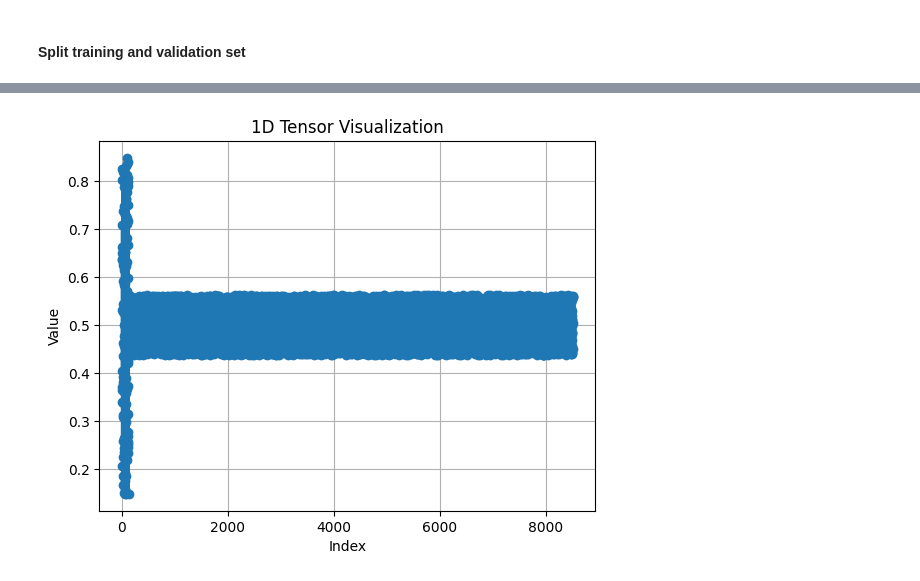
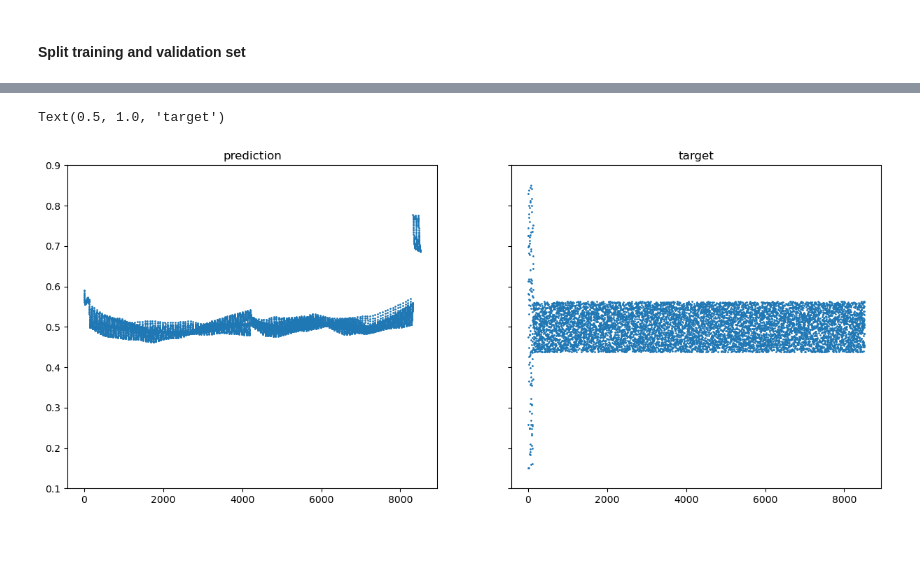
Before and after one commit to iuncus/CPPNsquared, a Jupyter notebook: CPPN_squared1.ipynb, the cells around one changed output, grey strips where cells are left out. Drawn from its saved outputs; the diff is of its cells as text; code cells hidden in the pictures; blank space fills up the shorter version.

```diff
--- a/CPPN_squared1.ipynb
+++ b/CPPN_squared1.ipynb
@@ -27,7 +28,7 @@ num_channels = 3
 image_shape = (512, 644)
 # %%
 cppn1 = CPPN1()
-cppn1.load_state_dict = torch.load('CPPN_model.pt')
+cppn1.load_state_dict = torch.load('CPPN64.pt')
 print(cppn1)
 # feature maps trasfer learning
 # %% [output]
@@ -142,13 +137,23 @@ class CPPN_squared(nn.Module):
     def __init__(self):
       super(CPPN_squared, self).__init__()
 
-      self.fc1 = nn.Linear(4, 4)
+      self.fc1 = nn.Linear(4, 16)
 
-      # self.fc2 = nn.Linear(16, 16)
-      # self.fce1 = nn.Linear(32, 64)
+      self.fc2 = nn.Linear(16, 32)
+      self.fce1 = nn.Linear(32, 32)
       # self.fce2 = nn.Linear(64,128)
 
-      self.fc3 = nn.Linear(4, 1)
+      self.fc3 = nn.Linear(32, 1)
+
+      self.init_weights()
+
+    def init_weights(self):
+      for m in self.modules():
+          if isinstance(m, nn.Linear):
+              # Initialize weights using Xavier initialization
+              init.xavier_normal_(m.weight)
+              # Initialize biases to zeros
+              init.constant_(m.bias, 0)
 
     # defines forward pass
     def forward(self, x):
@@ -156,17 +161,17 @@ class CPPN_squared(nn.Module):
         x = self.fc1(x)
         x = F.relu(x)
 
-        # x = self.fc2(x)
-        # x = F.relu(x)
+        x = self.fc2(x)
+        x = F.relu(x)
 
-        # x = self.fce1(x)
-        # x = F.relu(x)
+        x = self.fce1(x)
+        x = F.relu(x)
 
         # x = self.fce2(x)
         # x = F.relu(x)
 
         x = self.fc3(x)
-        x = F.sigmoid(x)
+        # x = F.sigmoid(x)
 
         # returns the output of layer 3 after activation
         return x
@@ -385,9 +384,12 @@ plt.show()
-# %%
-plt.plot(all_pixel_values.cpu().numpy(), marker='o')
-plt.xlabel('Index')
-plt.ylabel('Value')
-plt.title('1D Tensor Visualization')
-plt.grid(True)
-plt.show()
-# %% [output]
-[figure, removed]
+# %%
+fig, ax = plt.subplots(1, 2, sharey=True, figsize = (15, 6))
+ax[0].set_ylim([0.1, 0.9])
+x_values = np.arange(len(prediction.cpu().numpy()))
+
+ax[0].scatter(x_values, prediction.cpu().numpy(), marker='o', s=1)
+ax[0].set_title("prediction")
+ax[1].scatter(x_values, all_pixel_values.cpu().numpy(), marker='o', s=1)
+ax[1].set_title("target")
+# %% [output]
+Text(0.5, 1.0, 'target')
+[figure, added]
```
Also changed, not shown: parts of 16 cells of this notebook, 2 other files.
